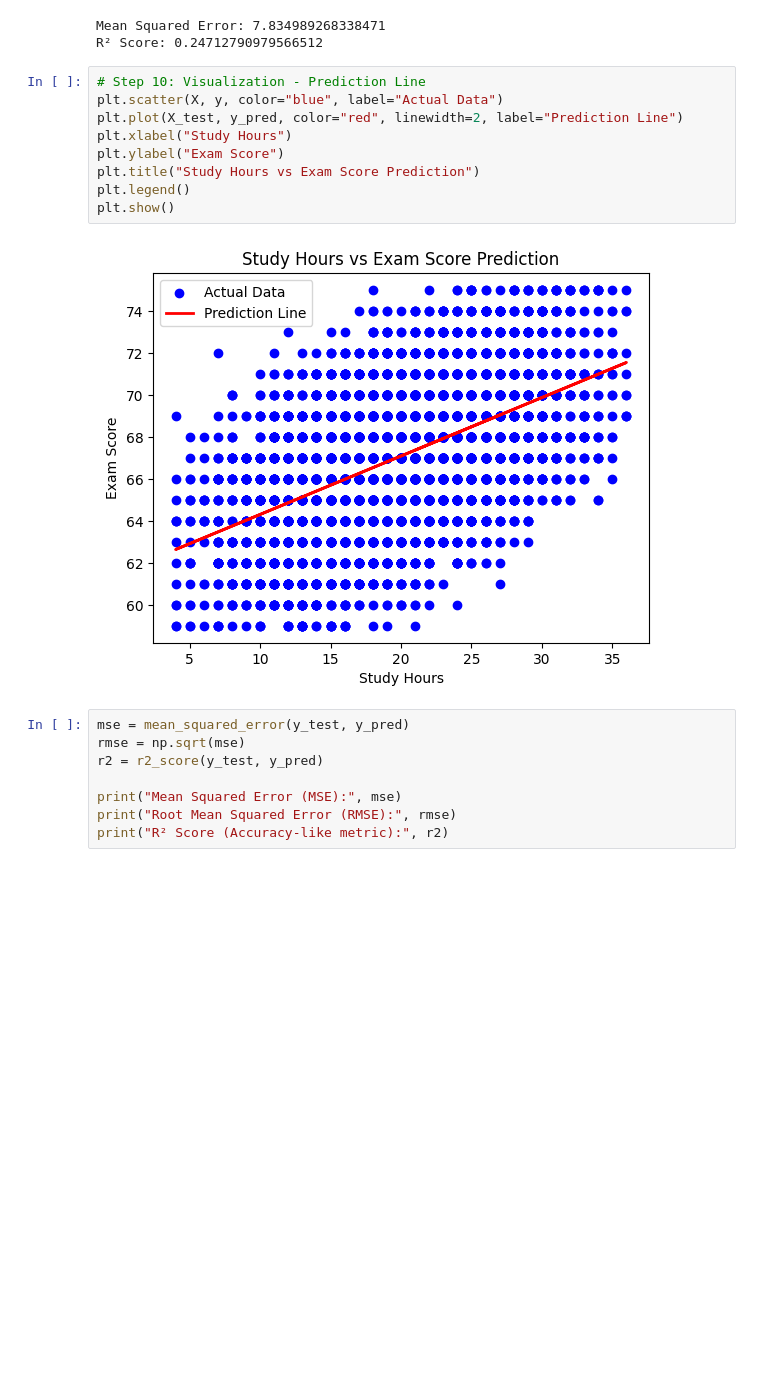
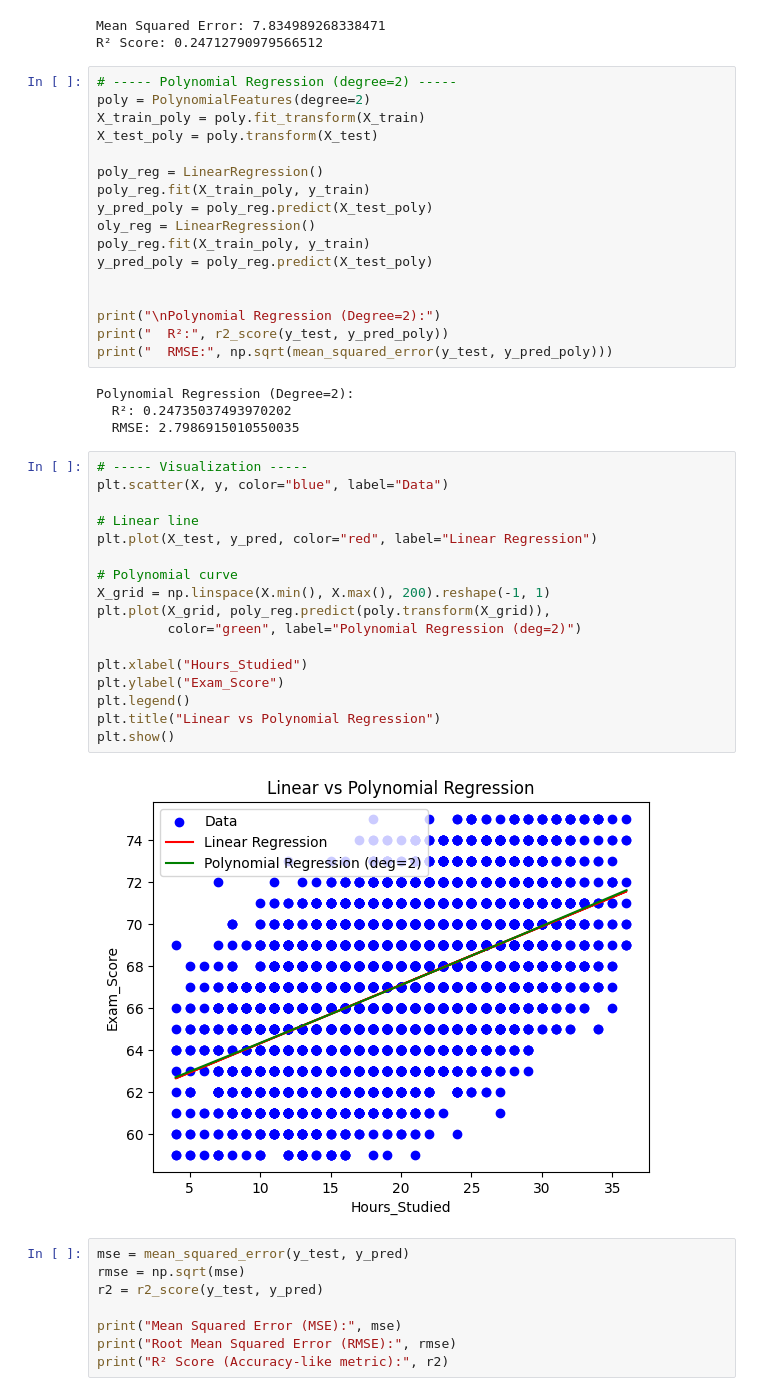
Before and after one commit to CodewithTanzeel/Student-Score-Prediction, a Jupyter notebook: StudentScorePrediction.ipynb, the cells around one changed output. Cells and saved outputs as stored; diff of their text form; blank space fills up the shorter version.

```diff
--- a/StudentScorePrediction.ipynb
+++ b/StudentScorePrediction.ipynb
@@ -210,17 +209,46 @@ print("R² Score:", r2)
 # %% [output]
 Mean Squared Error: 7.834989268338471
 R² Score: 0.24712790979566512
+# %%
+# ----- Polynomial Regression (degree=2) -----
+poly = PolynomialFeatures(degree=2)
+X_train_poly = poly.fit_transform(X_train)
+X_test_poly = poly.transform(X_test)
+
+poly_reg = LinearRegression()
+poly_reg.fit(X_train_poly, y_train)
+y_pred_poly = poly_reg.predict(X_test_poly)
+oly_reg = LinearRegression()
+poly_reg.fit(X_train_poly, y_train)
+y_pred_poly = poly_reg.predict(X_test_poly)
+
+
+print("\nPolynomial Regression (Degree=2):")
+print("  R²:", r2_score(y_test, y_pred_poly))
+print("  RMSE:", np.sqrt(mean_squared_error(y_test, y_pred_poly)))
+# %% [output]
+Polynomial Regression (Degree=2):
+  R²: 0.24735037493970202
+  RMSE: 2.7986915010550035
 # %%
-# Step 10: Visualization - Prediction Line
-plt.scatter(X, y, color="blue", label="Actual Data")
-plt.plot(X_test, y_pred, color="red", linewidth=2, label="Prediction Line")
-plt.xlabel("Study Hours")
-plt.ylabel("Exam Score")
-plt.title("Study Hours vs Exam Score Prediction")
+# ----- Visualization -----
+plt.scatter(X, y, color="blue", label="Data")
+
+# Linear line
+plt.plot(X_test, y_pred, color="red", label="Linear Regression")
+
+# Polynomial curve
+X_grid = np.linspace(X.min(), X.max(), 200).reshape(-1, 1)
+plt.plot(X_grid, poly_reg.predict(poly.transform(X_grid)),
+         color="green", label="Polynomial Regression (deg=2)")
+
+plt.xlabel("Hours_Studied")
+plt.ylabel("Exam_Score")
 plt.legend()
+plt.title("Linear vs Polynomial Regression")
 plt.show()
 # %% [output]
-[figure, old version]
+[figure, new version]
 # %%
 mse = mean_squared_error(y_test, y_pred)
 rmse = np.sqrt(mse)
```
Also changed, not shown: parts of 1 cell of this notebook.
